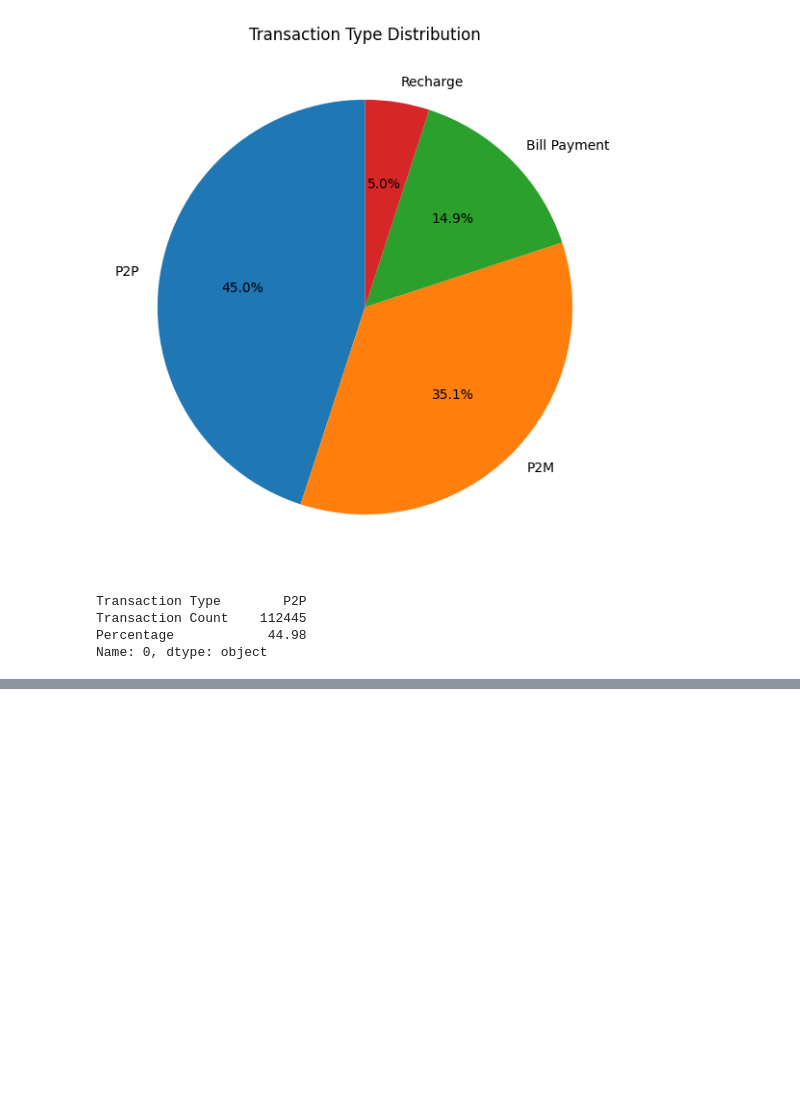
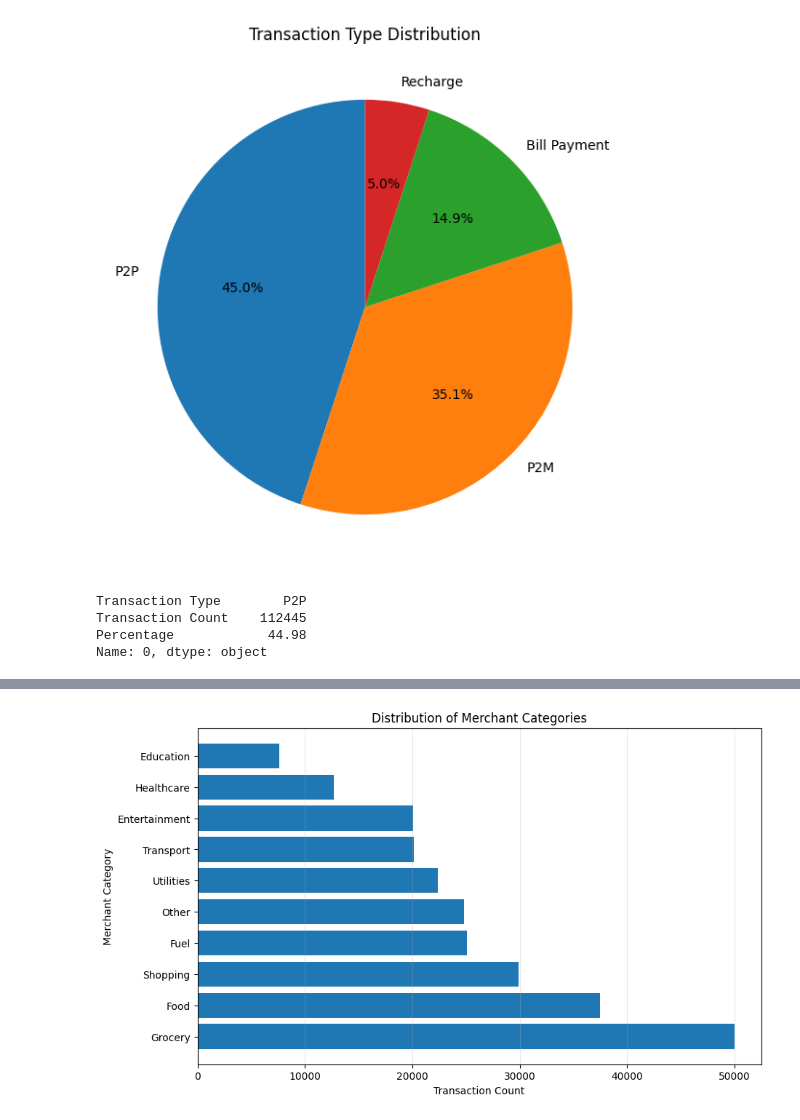
Before and after one commit to KaviyaVelmurugan/upi-transaction-intelligence-platform, a Jupyter notebook: notebooks/02_eda.ipynb, the cells around one changed output, grey strips where cells are left out. Saved outputs shown, nothing was run; the diff lists cells and outputs as text; code cells hidden in the pictures; blank space fills up the shorter version.

Commit message:
Merchant category is analyzed

```diff
--- a/notebooks/02_eda.ipynb
+++ b/notebooks/02_eda.ipynb
@@ -146,0 +155,13 @@ Name: 0, dtype: object
+# %%
+merchant_category = (
+    df["merchant_category"]
+    .value_counts()
+    .reset_index()
+)
+
+merchant_category.columns = [
+    "Merchant Category",
+    "Transaction Count"
+]
+
+merchant_category
@@ -146,0 +180,8 @@ Name: 0, dtype: object
+# %%
+merchant_category["Percentage"] = (
+    merchant_category["Transaction Count"]
+    / merchant_category["Transaction Count"].sum()
+    * 100
+).round(2)
+
+merchant_category
@@ -146,0 +200,17 @@ Name: 0, dtype: object
+# %%
+plt.figure(figsize=(10,6))
+
+plt.barh(
+    merchant_category["Merchant Category"],
+    merchant_category["Transaction Count"]
+)
+
+plt.title("Distribution of Merchant Categories")
+plt.xlabel("Transaction Count")
+plt.ylabel("Merchant Category")
+
+plt.grid(axis="x", alpha=0.3)
+
+plt.show()
+# %% [output]
+[figure, added]
```
Also changed, not shown: parts of 5 cells of this notebook, 1 other file.
